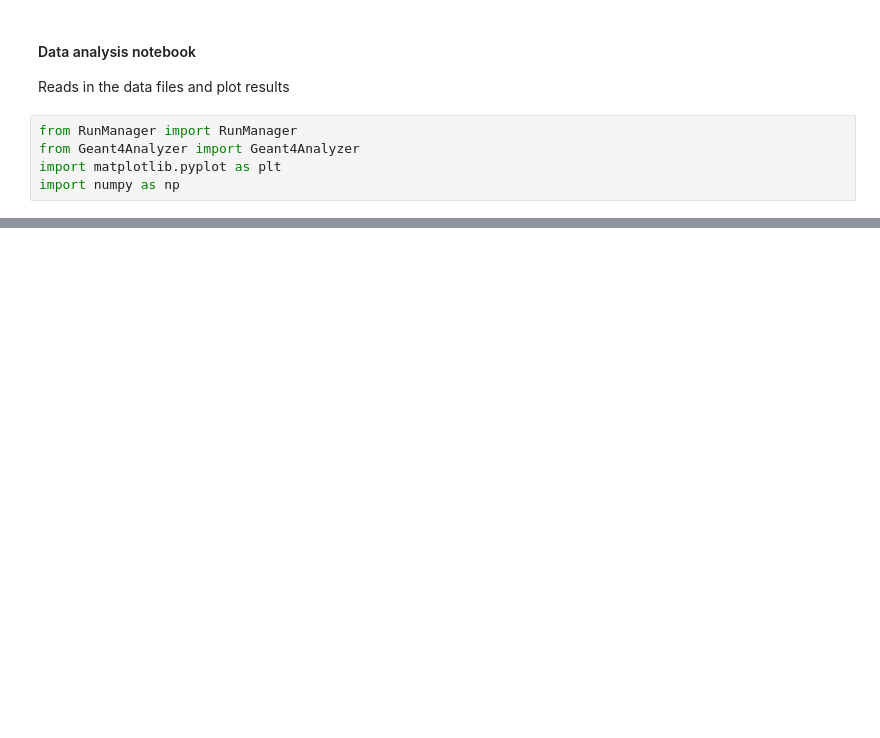
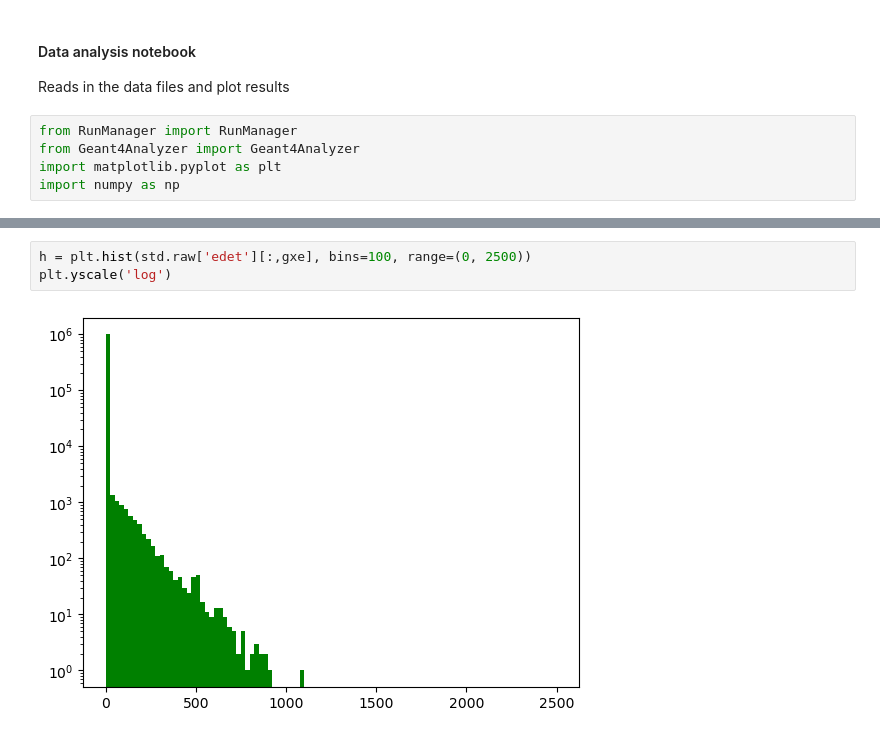
Before and after one commit to acolijn/G4XamsSim, a Jupyter notebook: analysis/analysis.ipynb, the cells around one changed output, grey strips where cells are left out. Cells and saved outputs as stored; diff of their text form; blank space fills up the shorter version.

```diff
--- a/analysis/analysis.ipynb
+++ b/analysis/analysis.ipynb
@@ -56,0 +62,5 @@ Text(0, 0.5, 'z (mm)')
+# %%
+h = plt.hist(std.raw['edet'][:,gxe], bins=100, range=(0, 2500))
+plt.yscale('log')
+# %% [output]
+[figure, added]
```
Also changed, not shown: parts of 7 cells of this notebook, 5 other files.
